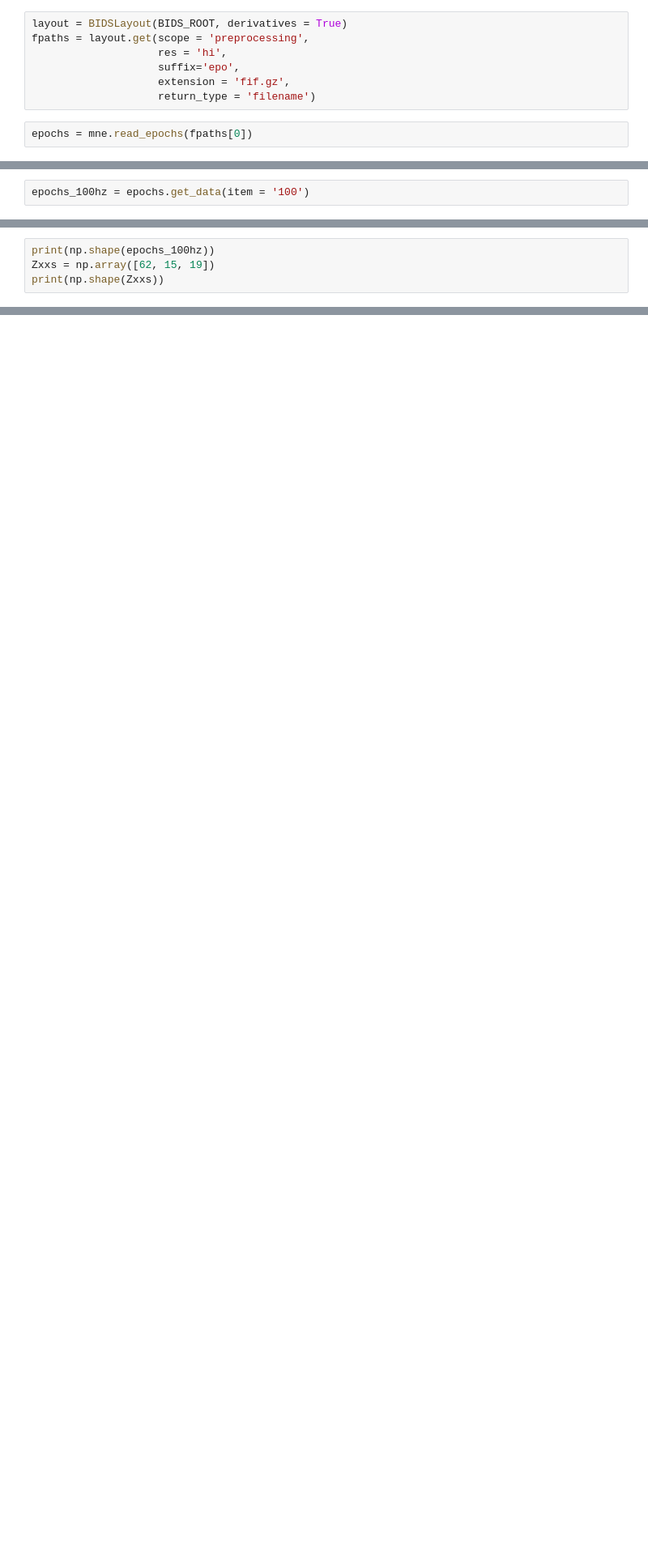
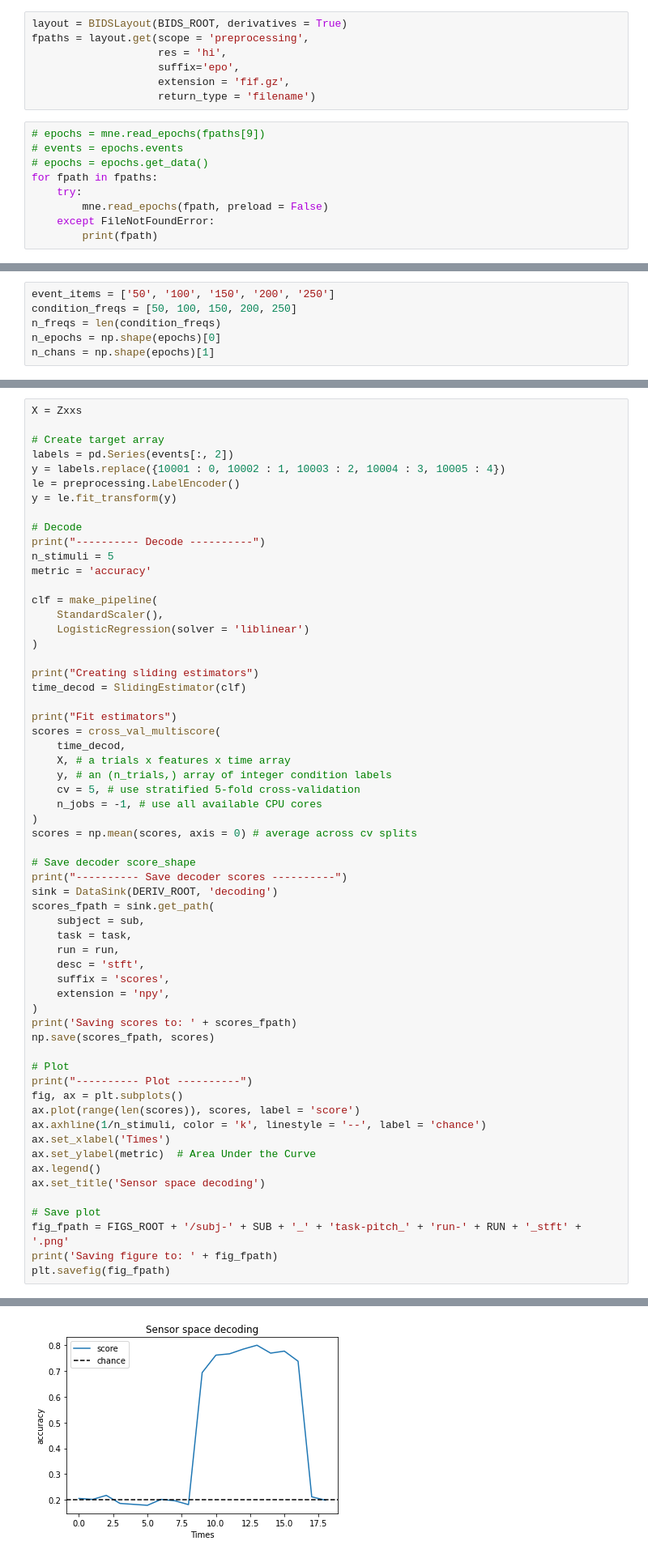
Before and after one commit to letitiayhho/tone-target-monitoring-2, a Jupyter notebook: scripts/compute_stft.ipynb, the cells around one changed output, grey strips where cells are left out. Shown: that part at 81% size. Drawn from its saved outputs; the diff is of its cells as text; blank space fills up the shorter version.

Commit message:
First pass at scripts to compute stft

```diff
--- a/scripts/compute_stft.ipynb
+++ b/scripts/compute_stft.ipynb
@@ -22,7 +36,14 @@ fpaths = layout.get(scope = 'preprocessing',
                     extension = 'fif.gz',
                     return_type = 'filename')
 # %%
-epochs = mne.read_epochs(fpaths[0])
+# epochs = mne.read_epochs(fpaths[9])
+# events = epochs.events
+# epochs = epochs.get_data()
+for fpath in fpaths:
+    try:
+        mne.read_epochs(fpath, preload = False)
+    except FileNotFoundError:
+        print(fpath)
 # %% [output]
 Reading /project2/hcn1/pitch_tracking/scripts/../data/bids/derivatives/preprocessing/sub-2/sub-2_task-pitch_run-1_res-hi_desc-clean_epo.fif.gz ...
     Found the data of interest:
@@ -41,2 +65,6 @@ No baseline correction applied
 # %%
-epochs_100hz = epochs.get_data(item = '100')
+event_items = ['50', '100', '150', '200', '250']
+condition_freqs = [50, 100, 150, 200, 250]
+n_freqs = len(condition_freqs)
+n_epochs = np.shape(epochs)[0]
+n_chans = np.shape(epochs)[1]
@@ -121,4 +134,0 @@ plt.show()
-# %%
-print(np.shape(epochs_100hz))
-Zxxs = np.array([62, 15, 19])
-print(np.shape(Zxxs))
@@ -200,0 +152,61 @@ print(np.shape(Zxxs))
+# %%
+X = Zxxs
+
+# Create target array
+labels = pd.Series(events[:, 2])
+y = labels.replace({10001 : 0, 10002 : 1, 10003 : 2, 10004 : 3, 10005 : 4})
+le = preprocessing.LabelEncoder()
+y = le.fit_transform(y)
+
+# Decode
+print("---------- Decode ----------")
+n_stimuli = 5
+metric = 'accuracy'
+
+clf = make_pipeline(
+    StandardScaler(),
+    LogisticRegression(solver = 'liblinear')
+)
+
+print("Creating sliding estimators")
+time_decod = SlidingEstimator(clf)
+
+print("Fit estimators")
+scores = cross_val_multiscore(
+    time_decod,
+    X, # a trials x features x time array
+    y, # an (n_trials,) array of integer condition labels
+    cv = 5, # use stratified 5-fold cross-validation
+    n_jobs = -1, # use all available CPU cores
+)
+scores = np.mean(scores, axis = 0) # average across cv splits
+
+# Save decoder score_shape
+print("---------- Save decoder scores ----------")
+sink = DataSink(DERIV_ROOT, 'decoding')
+scores_fpath = sink.get_path(
+    subject = sub,
+    task = task,
+    run = run,
+    desc = 'stft',
+    suffix = 'scores',
+    extension = 'npy',
+)
+print('Saving scores to: ' + scores_fpath)
+np.save(scores_fpath, scores)
+
+# Plot
+print("---------- Plot ----------")
+fig, ax = plt.subplots()
+ax.plot(range(len(scores)), scores, label = 'score')
+ax.axhline(1/n_stimuli, color = 'k', linestyle = '--', label = 'chance')
+ax.set_xlabel('Times')
+ax.set_ylabel(metric)  # Area Under the Curve
+ax.legend()
+ax.set_title('Sensor space decoding')
+
+# Save plot
+fig_fpath = FIGS_ROOT + '/subj-' + SUB + '_' + 'task-pitch_' + 'run-' + RUN + '_stft' + '.png'
+print('Saving figure to: ' + fig_fpath)
+plt.savefig(fig_fpath)
+# %% [output]
@@ -200,0 +221 @@ print(np.shape(Zxxs))
+[figure, added]
```
Also changed, not shown: parts of 15 cells of this notebook, 3 other files.
